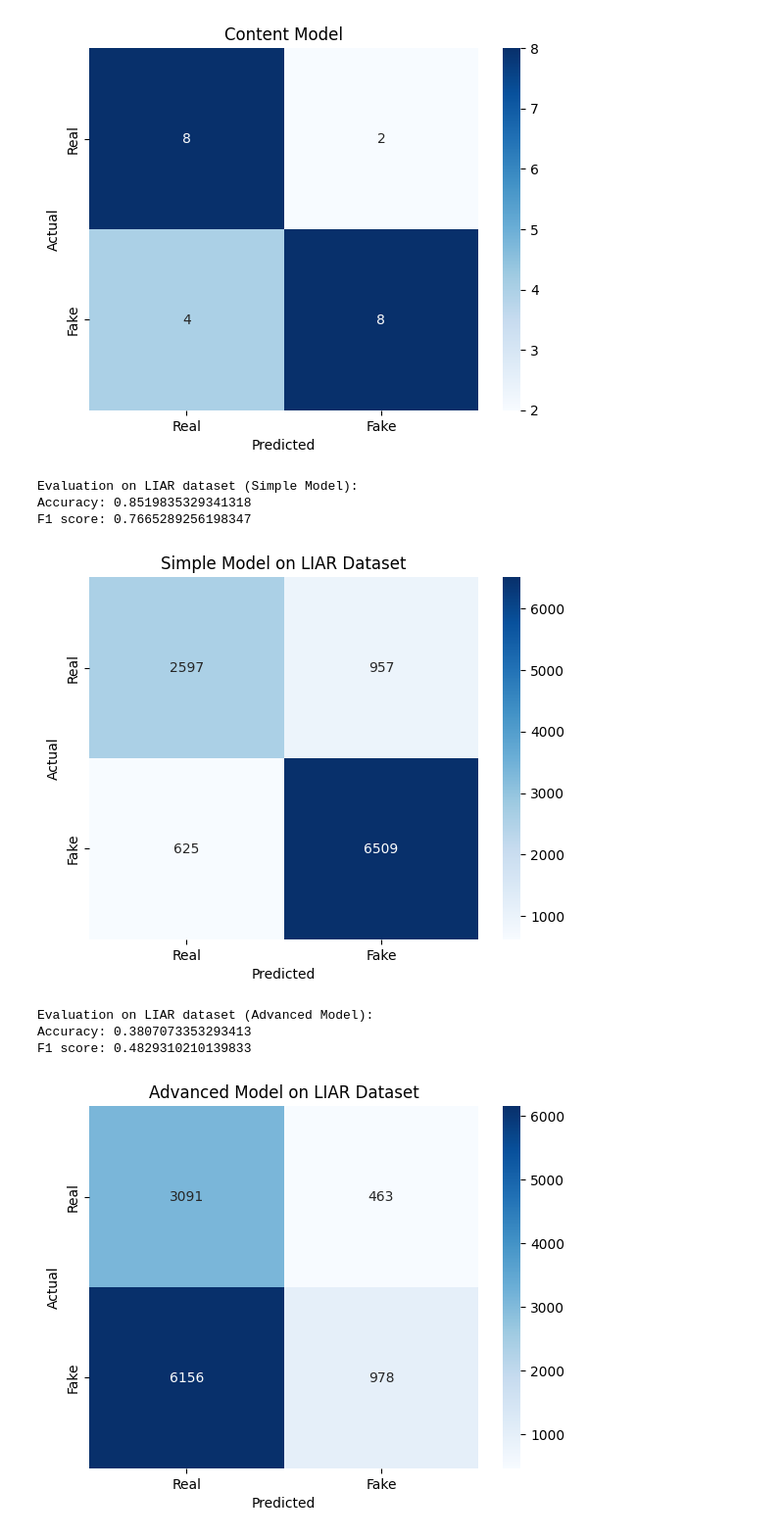
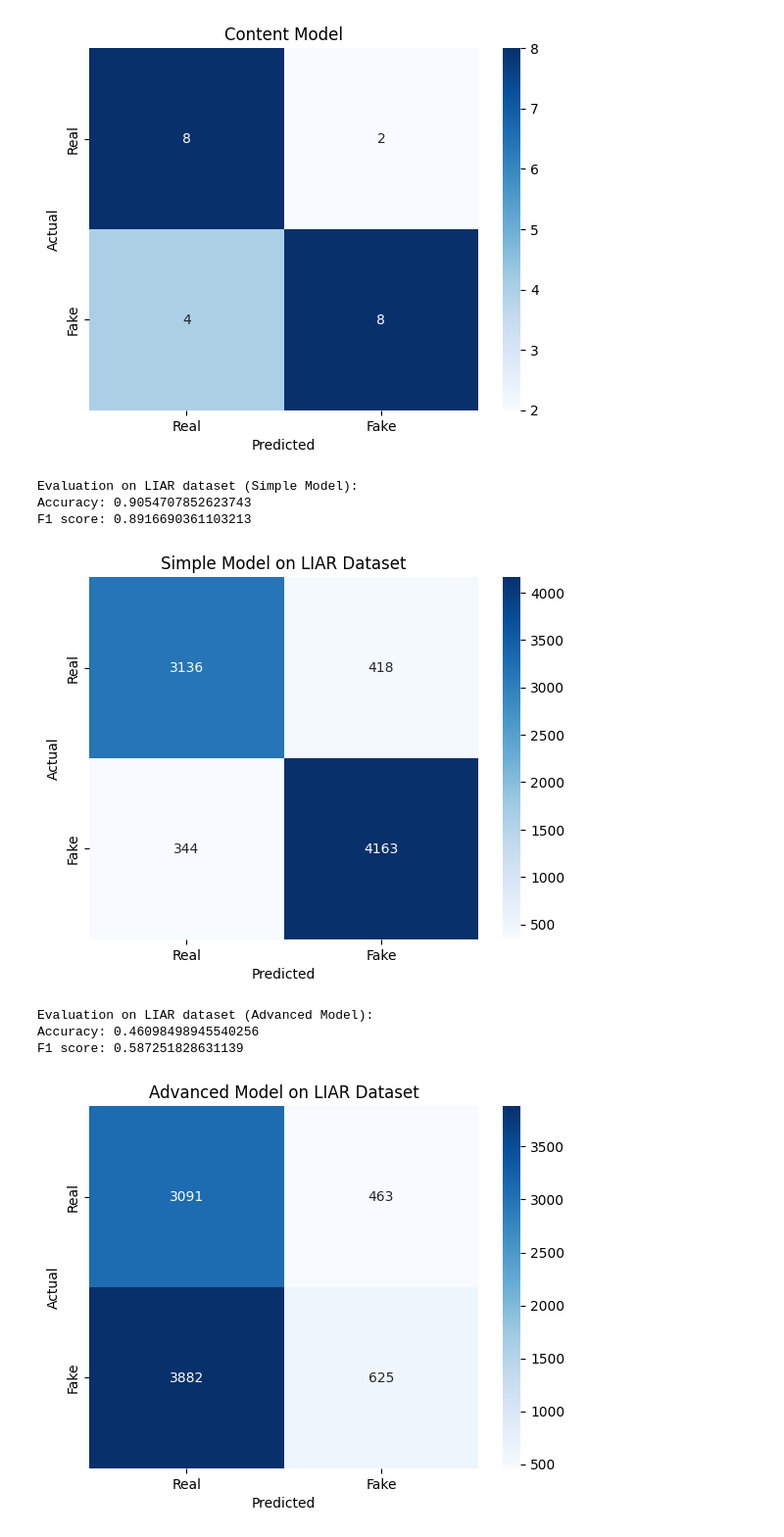
Before and after one commit to Feros47/GDS-Exam, a Jupyter notebook: fake-news.ipynb, the cells around one changed output. Shown: that part at 98% size. Cells and saved outputs as stored; diff of their text form; code cells hidden in the pictures.

```diff
--- a/fake-news.ipynb
+++ b/fake-news.ipynb
@@ -617,10 +617,10 @@ liar_df[2] = liar_df[2].apply(stem_tokens)
 liar_df[2] = liar_df[2].apply(lambda tokens: ' '.join(tokens))
 
 # Filter for used labels and map to binary (example mapping)
-labels_used = ['pants-fire', 'false', 'mostly-true', 'half-true' 'true']
+labels_used = ['pants-fire', 'false', 'mostly-true', 'true']
 liar_df = liar_df.dropna(subset=[1])
 liar_df = liar_df[liar_df[1].isin(labels_used)]
-liar_df[1] = liar_df[1].map({'pants-fire': 1, 'false': 1, 'mostly-true': 0, 'half-true': 0, 'true': 0})
+liar_df[1] = liar_df[1].map({'pants-fire': 1, 'false': 1, 'mostly-true': 0, 'true': 0})
 liar_df = liar_df.dropna(subset=[2])
 
 # Build pipelines for LIAR evaluation with limited features (7000 combined)
@@ -632,37 +632,37 @@ liar_bow_pipeline = Pipeline([
 liar_features = liar_df[2]
 y_liar = liar_df[1]
 
 liar_bow = liar_bow_pipeline.fit_transform(liar_features, y_liar)
 # Train a simple logistic regression on LIAR (or load your adapted model)
 simple_model_liar = LogisticRegression(max_iter=10000, random_state=42)
 simple_model_liar.fit(liar_bow, y_liar)
 simple_pred_liar = simple_model_liar.predict(liar_bow)
 
 print("\nEvaluation on LIAR dataset (Simple Model):")
 print("Accuracy:", metrics.accuracy_score(y_liar, simple_pred_liar))
 print("F1 score:", metrics.f1_score(y_liar, simple_pred_liar))
 make_confusion_matrix(y_liar, simple_pred_liar, "Simple Model on LIAR Dataset")
 
 # Load the saved TF-IDF pipeline that was used for training the advanced model
 tfidf_pipeline_2gram = load("models/tfidf_pipeline_2gram.joblib")
 
 # Transform the LIAR dataset using the same pipeline
 liar_tfidf = tfidf_pipeline_2gram.transform(liar_features)
 
 # Load the advanced model and perform evaluation
 advanced_model_loaded = load("models/svm_2gram.joblib")
 advanced_pred_liar = advanced_model_loaded.predict(liar_tfidf)
 
 print("\nEvaluation on LIAR dataset (Advanced Model):")
 print("Accuracy:", metrics.accuracy_score(y_liar, advanced_pred_liar))
 print("F1 score:", metrics.f1_score(y_liar, advanced_pred_liar))
 make_confusion_matrix(y_liar, advanced_pred_liar, "Advanced Model on LIAR Dataset")
 # %% [output]
 Evaluation on LIAR dataset (Simple Model):
-Accuracy: 0.8519835329341318
-F1 score: 0.7665289256198347
+Accuracy: 0.9054707852623743
+F1 score: 0.8916690361103213
-[figure, old version]
+[figure, new version]
 Evaluation on LIAR dataset (Advanced Model):
-Accuracy: 0.3807073353293413
-F1 score: 0.4829310210139833
+Accuracy: 0.46098498945540256
+F1 score: 0.587251828631139
-[figure, old version]
+[figure, new version]
```
Also changed, not shown: parts of 2 cells of this notebook, 6 other files.
